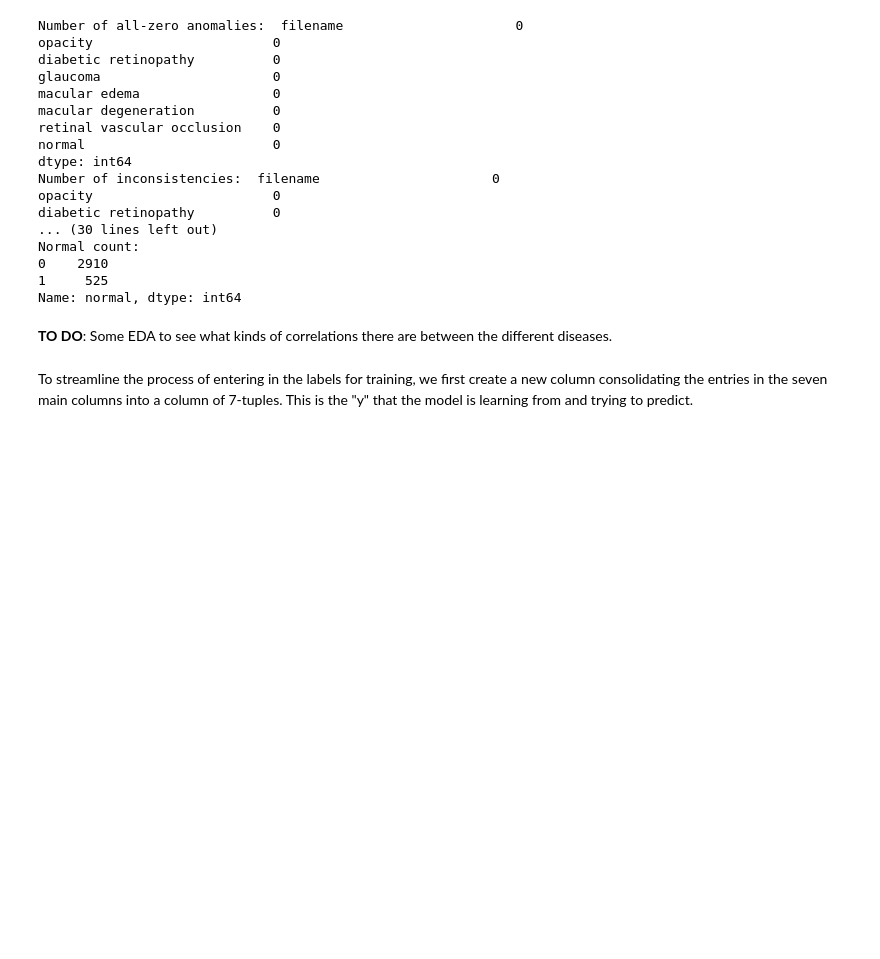
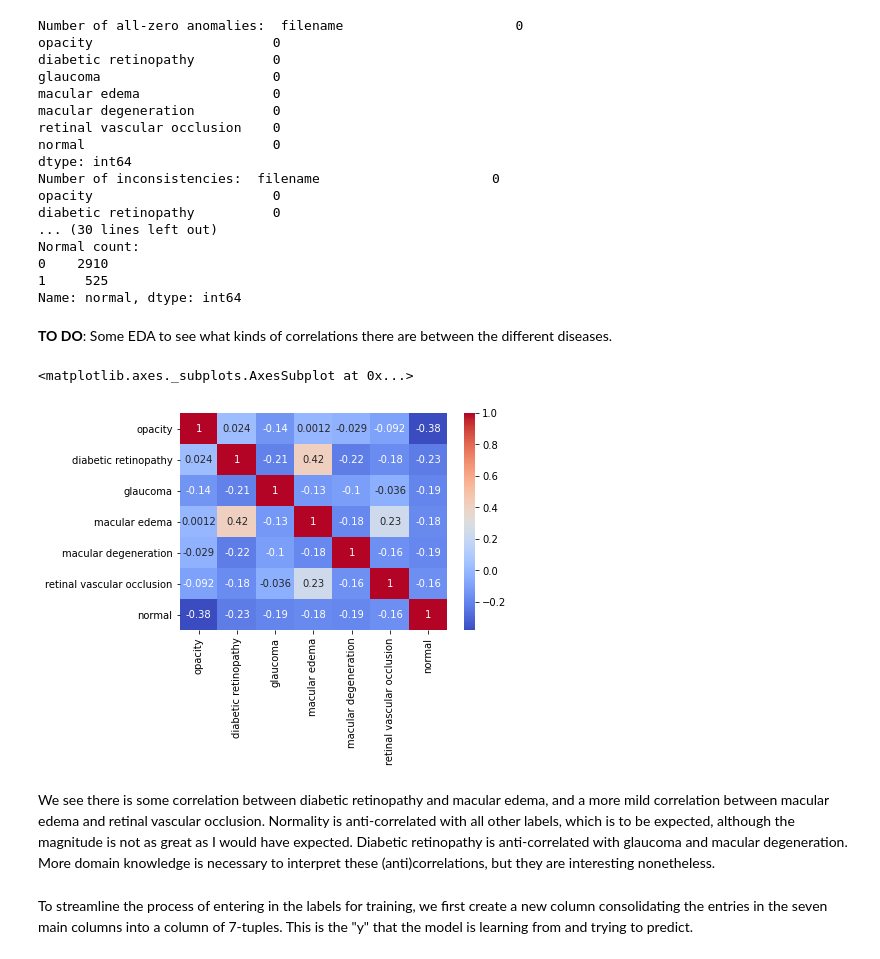
Before and after one commit to Astromax/Retina_Disease_Classification, a Jupyter notebook: EyeDiseaseDetection.ipynb, the cells around one changed output. Drawn from its saved outputs; the diff is of its cells as text; code cells hidden in the pictures; blank space fills up the shorter version.

```diff
--- a/EyeDiseaseDetection.ipynb
+++ b/EyeDiseaseDetection.ipynb
@@ -98,6 +99,14 @@ Normal count:
 Name: normal, dtype: int64
 # %% [markdown]
 **TO DO**: Some EDA to see what kinds of correlations there are between the different diseases.
+# %%
+#Let's get the correlations between all pairs of columns and plot them as a heatmap
+sns.heatmap(labels_df.corr(), annot=True, fmt='0.2g', cmap='coolwarm')
+# %% [output]
+<matplotlib.axes._subplots.AxesSubplot at 0x...>
+[figure, added]
+# %% [markdown]
+We see there is some correlation between diabetic retinopathy and macular edema, and a more mild correlation between macular edema and retinal vascular occlusion.  Normality is anti-correlated with all other labels, which is to be expected, although the magnitude is not as great as I would have expected.  Diabetic retinopathy is anti-correlated with glaucoma and macular degeneration.  More domain knowledge is necessary to interpret these (anti)correlations, but they are interesting nonetheless.
 # %% [markdown]
 To streamline the process of entering in the labels for training, we first create a new column consolidating the entries in the seven main columns into a column of 7-tuples.  This is the "y" that the model is learning from and trying to predict.
 # %%
```
Also changed, not shown: parts of 4 cells of this notebook.
